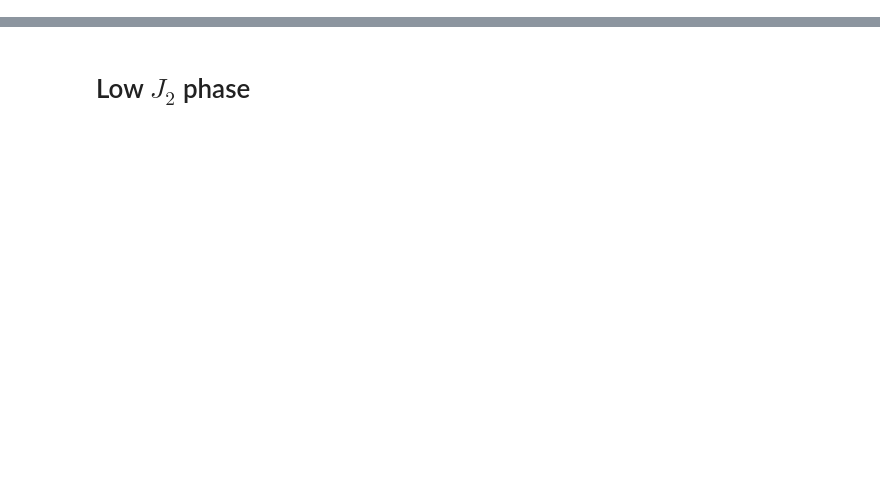
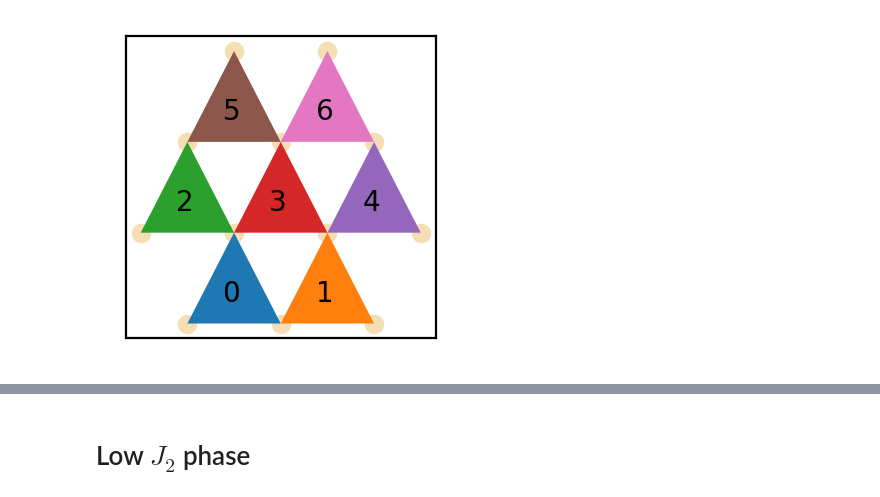
Before and after one commit to wholdhus/hmftpy, a Jupyter notebook: XY_chirality.ipynb, the cells around one changed output, grey strips where cells are left out. Saved outputs shown, nothing was run; the diff lists cells and outputs as text; code cells hidden in the pictures; blank space fills up the shorter version.

```diff
--- a/XY_chirality.ipynb
+++ b/XY_chirality.ipynb
@@ -12,9 +12,11 @@ import numpy as np
 
 plaq = plaq12
 L = plaq['L']
-# basis = spin_basis_1d(L, pauli=0, Nup=(5, 6, 7))
 basis = spin_basis_1d(L, pauli=0)
 
 
 ops = hmf.operators.mf_ops(plaq, basis)
 maxit = 50
+
+prop_cycle = plt.rcParams['axes.prop_cycle']
+colors = prop_cycle.by_key()['color']
@@ -81,0 +95,36 @@ def get_hels(v):
+# %%
+a1 = np.array((1, 0))
+a2 = np.array((-0.5, 0.5*np.sqrt(3)))
+a0 = np.array((0.5, 0.5*np.sqrt(3)))
+
+b1 = 2*np.pi*np.array((1, -1/np.sqrt(3)))
+b2 = 4*np.pi*np.array((0, 1/np.sqrt(3)))
+
+M = np.pi*np.array((1, 1/np.sqrt(3)))
+K = np.pi*np.array((4/3, 0))
+
+plt.figure(figsize=(2,2), dpi=200)
+rs = [(0,0), a1, 2*a1,
+      a2, a2+a1, a2+2*a1, a2+3*a1,
+      2*a2+a1, 2*a2+2*a1, 2*a2+3*a1,
+      3*a2+2*a1, 3*a2+3*a1]
+rx = [r[0] for r in rs]
+ry = [r[1] for r in rs]
+plt.scatter(rx, ry, color='wheat')
+# for i, r in enumerate(rs):
+#     plt.text(r[0], r[1], i)
+# plt.plot([0, a0[0]], [0, a0[1]])
+# plt.plot([0, a1[0]], [0, a1[1]])
+plt.xticks([])
+plt.yticks([])
+
+
+urt_inds = [0, 1, 3, 4, 5, 7, 8]
+urt_rs = [None for i in range(len(urt_inds))]
+for i, u in enumerate(urt_inds):
+    urt_rs[i] = rs[u] + .25*a0 + .25 * a1
+    plt.text(*urt_rs[i], i, color='black')
+    inds = urts[i]
+    plt.fill([rx[ind] for ind in inds], [ry[ind] for ind in inds])
+# %% [output]
+[figure, added]
```
Also changed, not shown: parts of 13 cells of this notebook, 4 other files.
